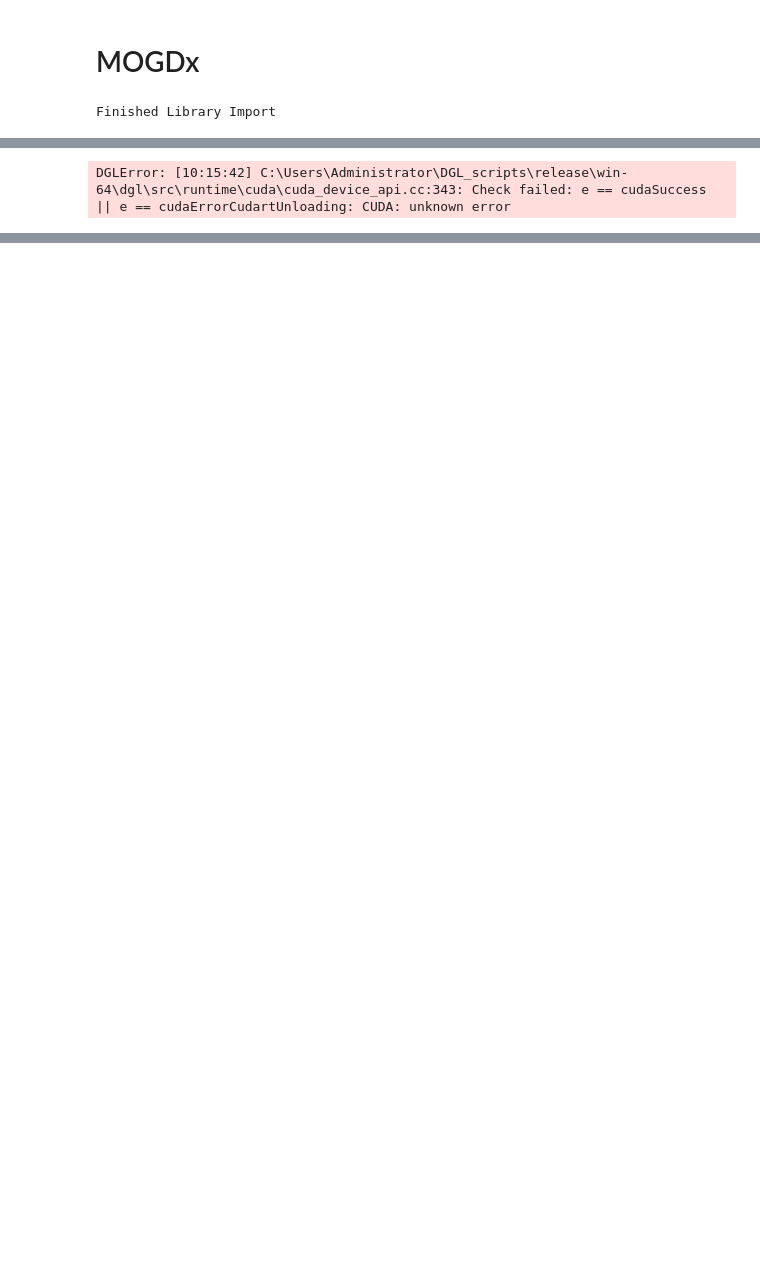
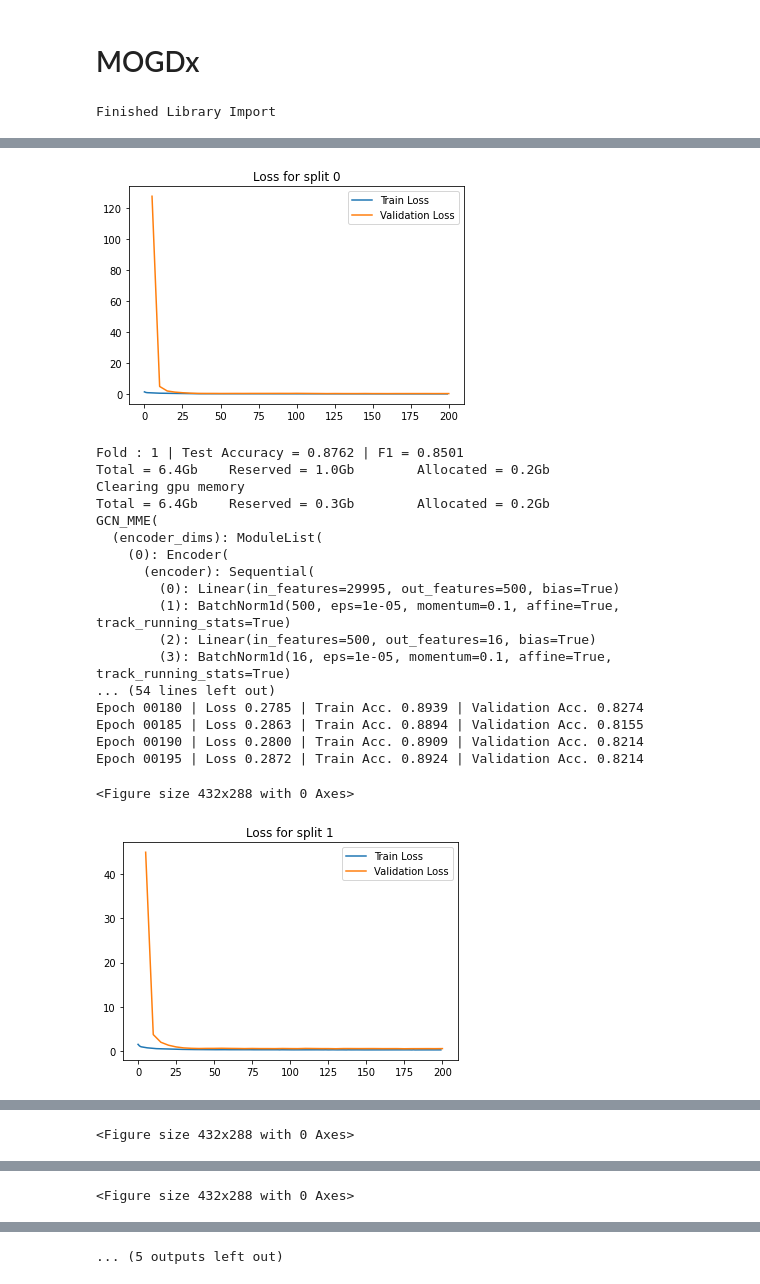
Before and after one commit to Barry8197/MOGDx, a Jupyter notebook: MOGDx.ipynb, the cells around one changed output, grey strips where cells are left out. Cells and saved outputs as stored; diff of their text form; code cells hidden in the pictures; blank space fills up the shorter version.

Commit message:
MOGDx GSage + Dataloader implementation

```diff
--- a/MOGDx.ipynb
+++ b/MOGDx.ipynb
@@ -27,39 +27,47 @@ print("Finished Library Import \n")
 Finished Library Import
 # %%
 data_input = './../data/raw'
-snf_net = 'mRNA_RPPA_DNAm_graph.graphml'
+snf_net = 'mRNA_graph.graphml'
 index_col = 'index'
 target = 'paper_BRCA_Subtype_PAM50'
 # %%
 device = torch.device('cuda' if torch.cuda.is_available() else 'cpu')# Get GPU device name, else use CPU
 print("Using %s device" % device)
-get_gpu_memory()
+#get_gpu_memory()
 
-datModalities , meta = data_parsing(data_input , ['mRNA', 'RPPA' , 'DNAm' ] , target , index_col)
+datModalities , meta = data_parsing(data_input , ['mRNA' ] , target , index_col)
 
 graph_file = data_input + '/../Networks/' + snf_net
 g = nx.read_graphml(graph_file)
 
 meta = meta.loc[sorted(meta.index)]
+label = F.one_hot(torch.Tensor(list(meta.astype('category').cat.codes)).to(torch.int64))
 
 skf = StratifiedKFold(n_splits=5 , shuffle=True)
 
 print(skf)
 
-subjects_list = [list(set(g.nodes) & set(datModalities[mod].index)) for mod in datModalities]
-h = [torch.from_numpy(datModalities[mod].loc[subjects_list[i]].to_numpy(dtype=np.float32)).to(device) for i , mod in enumerate(datModalities) ]
 MME_input_shapes = [ datModalities[mod].shape[1] for mod in datModalities]
+
+h = reduce(merge_dfs , list(datModalities.values()))
+h = h.loc[sorted(h.index)]
+
+g = dgl.from_networkx(g , node_attrs=['idx' , 'label'])
+
+g.ndata['feat'] = torch.Tensor(h.to_numpy())
+
+g.ndata['label'] = label
 
 del datModalities
 gc.collect()
 
-labels = F.one_hot(torch.Tensor(list(meta.astype('category').cat.codes)).to(torch.int64)).to(device)
 output_metrics = []
 test_logits = []
 test_labels = []
 for i, (train_index, test_index) in enumerate(skf.split(meta.index, meta)) :
 
-    model = GCN_MME(MME_input_shapes , [32 , 16 , 32] , 64 , [32]  , len(meta.unique())).to(device)
+    model = GCN_MME(MME_input_shapes , [16] , 64 , [32]  , len(meta.unique())).to(device)
+
     print(model)
     print(g)
 
@@ -67,20 +75,39 @@ for i, (train_index, test_index) in enumerate(skf.split(meta.index, meta)) :
         train_index, train_size=0.8, test_size=None, stratify=meta.iloc[train_index]
         )
 
-    loss_plot = train(g, h , subjects_list , train_index , val_index , device ,  model , labels , 2000 , 1e-3 , 100)
+    g = g.to(device)
+
+    loss_plot = train(g, train_index , val_index, device ,  model , label , 200 , 1e-3 , 100)
     plt.title(f'Loss for split {i}')
     plt.show()
     plt.clf()
 
-    test_output_metrics = evaluate(test_index , device , g , h , subjects_list , model , labels )
+    sampler = NeighborSampler(
+        [15 for i in range(len(model.gnnlayers))],  # fanout for each layer
+        prefetch_node_feats=['feat'],
+        prefetch_labels=['label'],
+    )
+    test_dataloader = DataLoader(
+        g,
+        torch.Tensor(test_index).to(torch.int64).to(device),
+        sampler,
+        device=device,
+        batch_size=1024,
+        shuffle=True,
+        drop_last=False,
+        num_workers=0,
+        use_uva=False,
+    )
+
+    test_output_metrics = evaluate(model , g, test_dataloader)
 
     print(
         "Fold : {:01d} | Test Accuracy = {:.4f} | F1 = {:.4f} ".format(
         i+1 , test_output_metrics[1] , test_output_metrics[2] )
     )
 
-    test_logits.extend(test_output_metrics[-1][test_index])
-    test_labels.extend(labels[test_index])
+    test_logits.extend(test_output_metrics[-2])
+    test_labels.extend(test_output_metrics[-1])
 
     output_metrics.append(test_output_metrics)
     if i == 0 :
@@ -118,10 +145,12 @@ plt.title('Test Accuracy = %2.1f %%' % (np.mean(accuracy)*100))
 precision_recall_plot , all_predictions_conf = AUROC(test_logits, test_labels , meta)
 
 node_predictions = []
+node_true        = []
 display_label = meta.astype('category').cat.categories
-for pred in all_predictions_conf.argmax(1)  :
+for pred , true in zip(all_predictions_conf.argmax(1) , list(test_labels.detach().cpu().argmax(1).numpy()))  :
     node_predictions.append(display_label[pred])
+    node_true.append(display_label[true])
 
-tst = pd.DataFrame({'Actual' : meta.loc[list(nx.get_node_attributes(g, 'idx').keys())] , 'Predicted' : node_predictions})
+tst = pd.DataFrame({'Actual' : node_true , 'Predicted' : node_predictions})
 # %% [output]
 Using cuda device
@@ -144 +173,20 @@ Epoch 00265 | Loss 0.7330 | Train Acc. 0.6387 | Validation Acc. 0.8276
+[figure, added]
-DGLError: [10:15:42] C:\Users\Administrator\DGL_scripts\release\win-64\dgl\src\runtime\cuda\cuda_device_api.cc:343: Check failed: e == cudaSuccess || e == cudaErrorCudartUnloading: CUDA: unknown error
+Fold : 1 | Test Accuracy = 0.8762 | F1 = 0.8501
+Total = 6.4Gb    Reserved = 1.0Gb        Allocated = 0.2Gb
+Clearing gpu memory
+Total = 6.4Gb    Reserved = 0.3Gb        Allocated = 0.2Gb
+GCN_MME(
+  (encoder_dims): ModuleList(
+    (0): Encoder(
+      (encoder): Sequential(
+        (0): Linear(in_features=29995, out_features=500, bias=True)
+        (1): BatchNorm1d(500, eps=1e-05, momentum=0.1, affine=True, track_running_stats=True)
+        (2): Linear(in_features=500, out_features=16, bias=True)
+        (3): BatchNorm1d(16, eps=1e-05, momentum=0.1, affine=True, track_running_stats=True)
+... (54 lines left out)
+Epoch 00180 | Loss 0.2785 | Train Acc. 0.8939 | Validation Acc. 0.8274
+Epoch 00185 | Loss 0.2863 | Train Acc. 0.8894 | Validation Acc. 0.8155
+Epoch 00190 | Loss 0.2800 | Train Acc. 0.8909 | Validation Acc. 0.8214
+Epoch 00195 | Loss 0.2872 | Train Acc. 0.8924 | Validation Acc. 0.8214
+<Figure size 432x288 with 0 Axes>
+[figure, added]
@@ -144,0 +210 @@ DGLError: [10:15:42] C:\Users\Administrator\DGL_scripts\release\win-64\dgl\src\r
+<Figure size 432x288 with 0 Axes>
@@ -144,0 +229 @@ DGLError: [10:15:42] C:\Users\Administrator\DGL_scripts\release\win-64\dgl\src\r
+<Figure size 432x288 with 0 Axes>
@@ -144,0 +248 @@ DGLError: [10:15:42] C:\Users\Administrator\DGL_scripts\release\win-64\dgl\src\r
+... (5 outputs left out)
```
Also changed, not shown: parts of 4 cells of this notebook, 4 other files.
